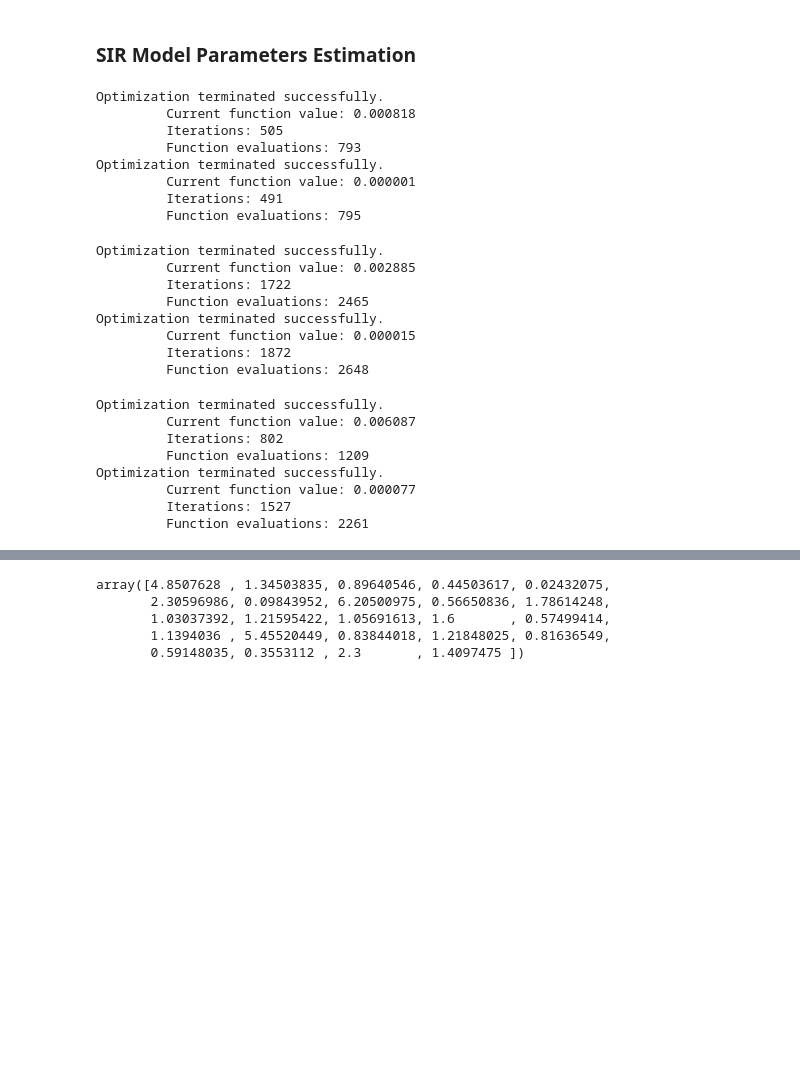
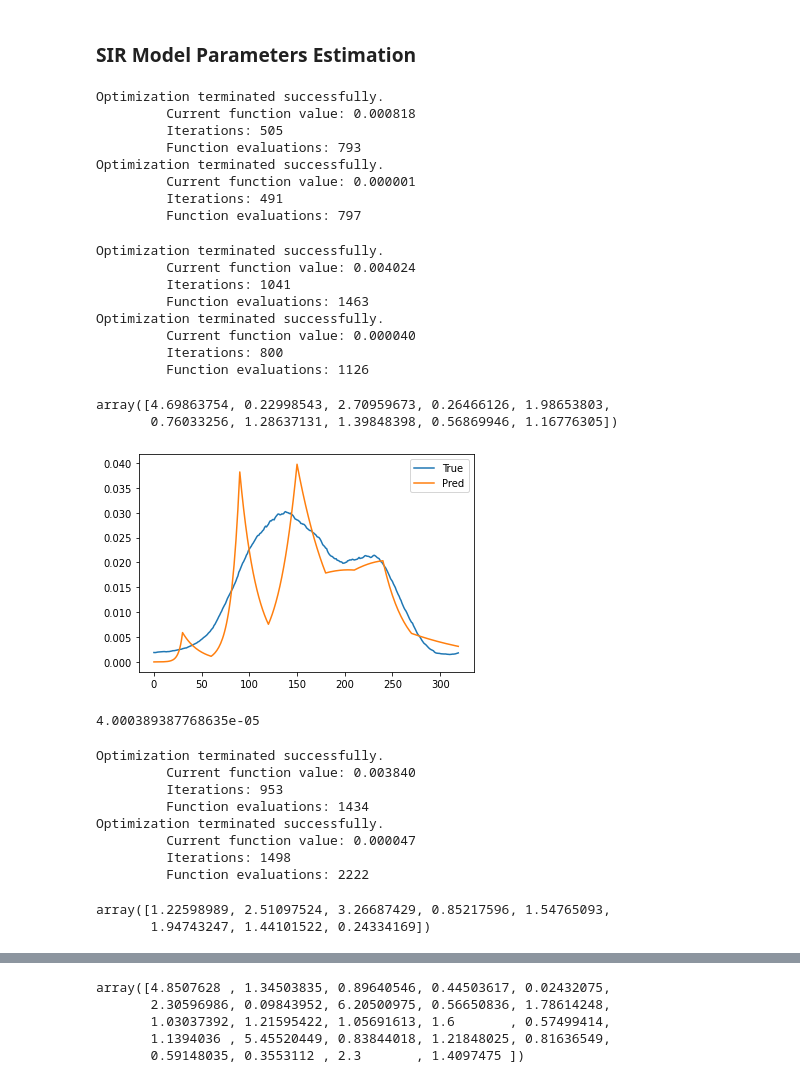
Before and after one commit to cywujeremy/dabp-pandemic-simulation, a Jupyter notebook: nbs/SIR_param_estimation.ipynb, the cells around one changed output, grey strips where cells are left out. Saved outputs shown, nothing was run; the diff lists cells and outputs as text; code cells hidden in the pictures; blank space fills up the shorter version.

```diff
--- a/nbs/SIR_param_estimation.ipynb
+++ b/nbs/SIR_param_estimation.ipynb
@@ -16,7 +16,7 @@ import scipy.optimize as optimize
 # est_R_0 = np.concatenate((np.random.normal(1, 0.5, size=(13,)), np.random.normal(2, 0.5, size=(13,))), axis=0)
 # t_set = np.linspace(0, 765, 766)
 
-def loss_func(est_R_0, I_true, t_length, type_loss_func, state):
+def loss_func(est_R_0, I_true, t_length, type_loss_func, state, plot=False):
     t_set = np.linspace(0, t_length - 1, t_length)
 
     gamma = 1./14
@@ -53,6 +53,13 @@ def loss_func(est_R_0, I_true, t_length, type_loss_func, state):
 
     loss = type_loss_func(I_true, I/N)
 
+    if plot:
+        fig, ax = plt.subplots()
+        ax.plot(range(len(I_true)), I_true, label='True')
+        ax.plot(range(len(I_true)), I / N, label='Pred')
+        plt.legend()
+        plt.show()
+
     return loss
 # %%
 # Import data
@@ -102,48 +109,67 @@ Optimization terminated successfully.
 Optimization terminated successfully.
          Current function value: 0.000001
          Iterations: 491
-         Function evaluations: 795
+         Function evaluations: 797
 # %%
 # NJ Period 1
 optimzer_mae_nj1 = optimize.minimize(loss_func,
                                      np.random.normal(1, 1, size=(time_period[1]//30,)),
                                      args=(NJ_data[time_period[0]:time_period[0] + time_period[1]], time_period[1], mean_absolute_error, "NJ"),
                                      method='Nelder-Mead',
-                                     options={'maxiter':2000, 'disp':True})
+                                     tol=1e-2,
+                                     options={'maxiter':5000, 'disp':True})
 
 optimzer_mse_nj1 = optimize.minimize(loss_func,
                                      np.random.normal(1, 1, size=(time_period[1]//30,)),
                                      args=(NJ_data[time_period[0]:time_period[0] + time_period[1]], time_period[1], mean_squared_error, "NJ"),
                                      method='Nelder-Mead',
-                                     options={'maxiter':2000, 'disp':True})
+                                     tol=1e-2,
+                                     options={'maxiter':5000, 'disp':True})
 # %% [output]
 Optimization terminated successfully.
-         Current function value: 0.002885
-         Iterations: 1722
-         Function evaluations: 2465
+         Current function value: 0.004024
+         Iterations: 1041
+         Function evaluations: 1463
 Optimization terminated successfully.
-         Current function value: 0.000015
-         Iterations: 1872
-         Function evaluations: 2648
+         Current function value: 0.000040
+         Iterations: 800
+         Function evaluations: 1126
+# %%
+est_r0_period_1 = np.abs(optimzer_mse_nj1.x)
+est_r0_period_1
+# %% [output]
+array([4.69863754, 0.22998543, 2.70959673, 0.26466126, 1.98653803,
+       0.76033256, 1.28637131, 1.39848398, 0.56869946, 1.16776305])
+# %%
+loss_func(est_r0_period_1, NJ_data[time_period[0]:time_period[0] + time_period[1]], time_period[1], mean_squared_error, 'NJ', True)
+# %% [output]
+[figure, added]
+4.000389387768635e-05
 # %%
 # NJ Period 2
 optimzer_mae_nj2 = optimize.minimize(loss_func,
                                      np.random.normal(2, 1, size=(time_period[2]//30,)),
-                                     args=(NJ_data[time_period[1]:time_period[1] + time_period[2]], time_period[2], mean_absolute_error, "NJ"),
+                                     args=(NJ_data[time_period[0] + time_period[1]:time_period[0] + time_period[1] + time_period[2]], time_period[2], mean_absolute_error, "NJ"),
                                      method='Nelder-Mead',
                                      options={'maxiter':2000, 'disp':True})
 
 optimzer_mse_nj2 = optimize.minimize(loss_func,
                                      np.random.normal(2, 1, size=(time_period[2]//30,)),
-                                     args=(NJ_data[time_period[1]:time_period[1] + time_period[2]], time_period[2], mean_squared_error, "NJ"),
+                                     args=(NJ_data[time_period[0] + time_period[1]:time_period[0] + time_period[1] + time_period[2]], time_period[2], mean_squared_error, "NJ"),
                                      method='Nelder-Mead',
                                      options={'maxiter':2000, 'disp':True})
 # %% [output]
 Optimization terminated successfully.
-         Current function value: 0.006087
-         Iterations: 802
-         Function evaluations: 1209
+         Current function value: 0.003840
+         Iterations: 953
+         Function evaluations: 1434
 Optimization terminated successfully.
-         Current function value: 0.000077
-         Iterations: 1527
-         Function evaluations: 2261
+         Current function value: 0.000047
+         Iterations: 1498
+         Function evaluations: 2222
+# %%
+est_r0_period_2 = np.abs(optimzer_mae_nj2.x)
+est_r0_period_2
+# %% [output]
+array([1.22598989, 2.51097524, 3.26687429, 0.85217596, 1.54765093,
+       1.94743247, 1.44101522, 0.24334169])
```
Also changed, not shown: parts of 2 cells of this notebook.
